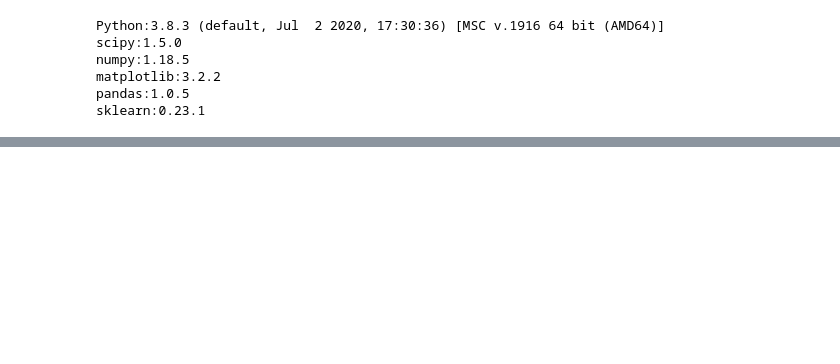
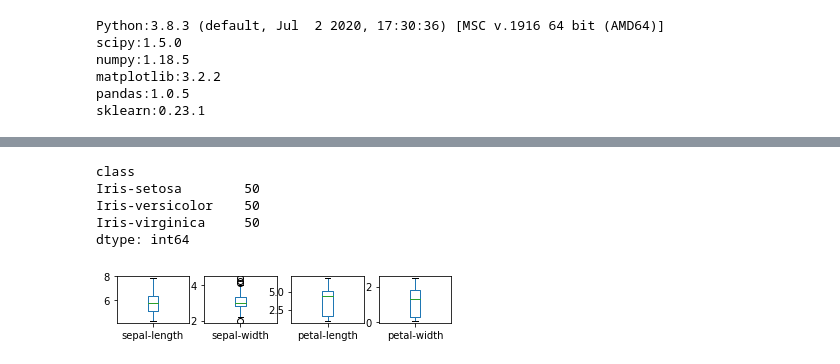
Before and after one commit to kartik633/Machine-Learning, a Jupyter notebook: Untitled1.ipynb, the cells around one changed output, grey strips where cells are left out. Cells and saved outputs as stored; diff of their text form; code cells hidden in the pictures; blank space fills up the shorter version.

Commit message:
Machine Learning2

```diff
--- a/Untitled1.ipynb
+++ b/Untitled1.ipynb
@@ -39,3 +39,7 @@ from sklearn.neighbors import KNeighborsClassifier
 from sklearn.discriminant_analysis import LinearDiscriminantAnalysis
 from sklearn.naive_bayes import GaussianNB
 from sklearn.svm import SVC
+# %%
+url = "https://archive.ics.uci.edu/ml/machine-learning-databases/iris/iris.data"
+names = ['sepal-length','sepal-width','petal-length','petal-width','class']
+dataset = pandas.read_csv(url,names=names)
@@ -41,0 +82,13 @@ from sklearn.svm import SVC
+# %%
+print(dataset.groupby('class').size())
+# %% [output]
+class
+Iris-setosa        50
+Iris-versicolor    50
+Iris-virginica     50
+dtype: int64
+# %%
+dataset.plot(kind='box', subplots= True, layout=(4,4), sharex= False, sharey=False)
+plt.show()
+# %% [output]
+[figure, added]
```
Also changed, not shown: parts of 7 cells of this notebook.
